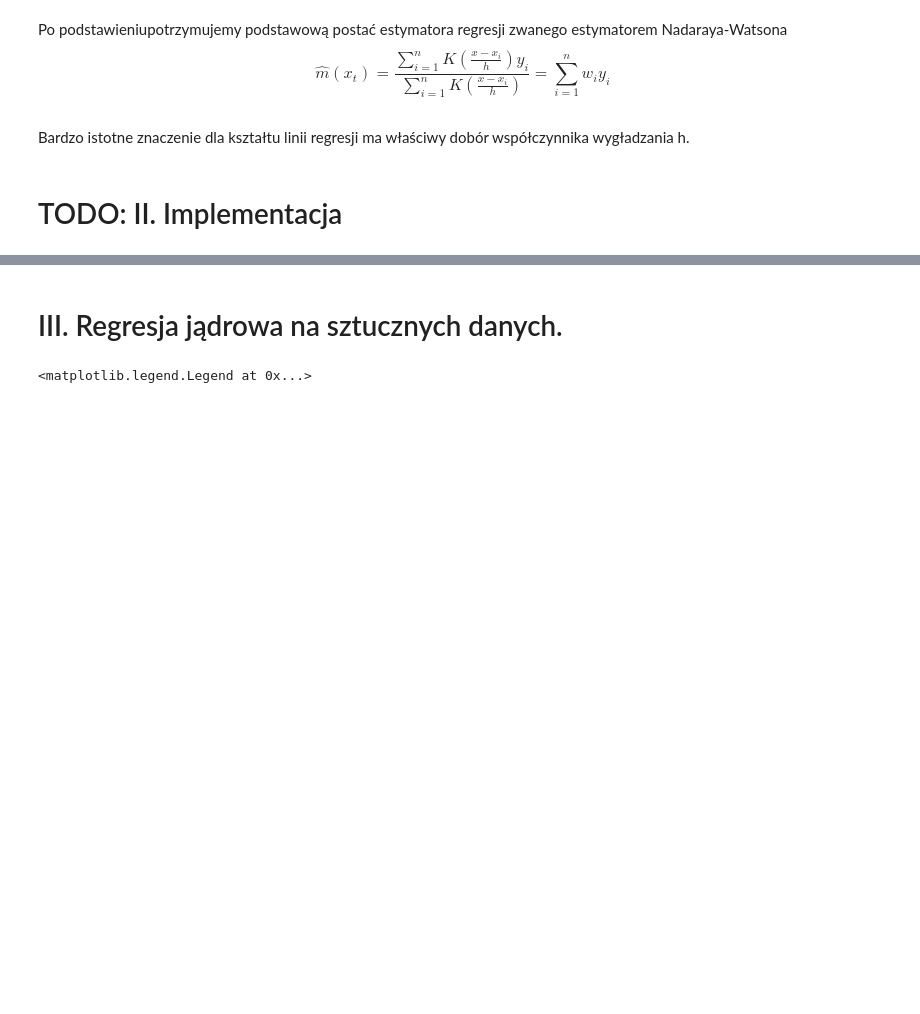
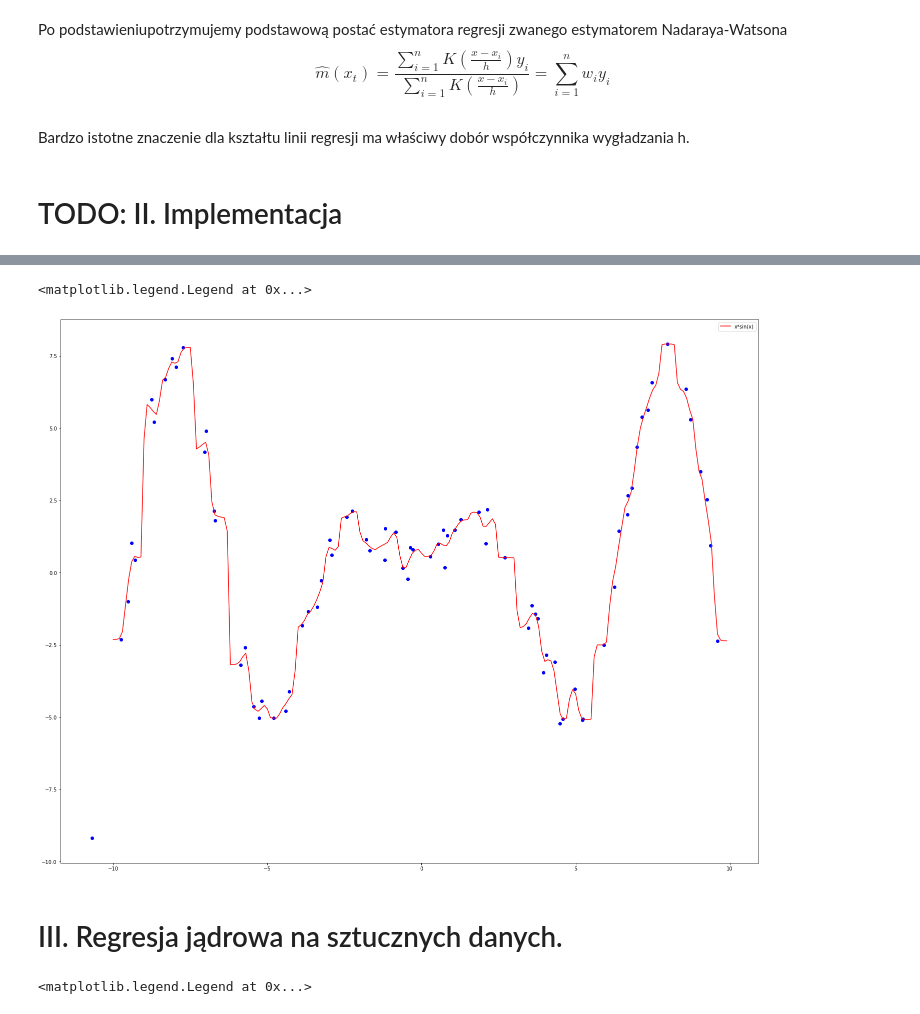
Before and after one commit to ulaniuk/mpsic, a Jupyter notebook: kernel-regression/kernel-regression.ipynb, the cells around one changed output, grey strips where cells are left out. Drawn from its saved outputs; the diff is of its cells as text; code cells hidden in the pictures; blank space fills up the shorter version.

```diff
--- a/kernel-regression/kernel-regression.ipynb
+++ b/kernel-regression/kernel-regression.ipynb
@@ -50,2 +162,9 @@ Bardzo istotne znaczenie dla kształtu linii regresji ma właściwy dobór wspó
+# %%
+plt.plot(y_p,x_predict, color='red', label='x*sin(x)')
+plt.scatter(x_synth,y_synth,color='blue')
+plt.legend()
+# %% [output]
+<matplotlib.legend.Legend at 0x...>
+[figure, added]
 # %% [markdown]
 # III. Regresja jądrowa na sztucznych danych.
```
Also changed, not shown: parts of 11 cells of this notebook.
